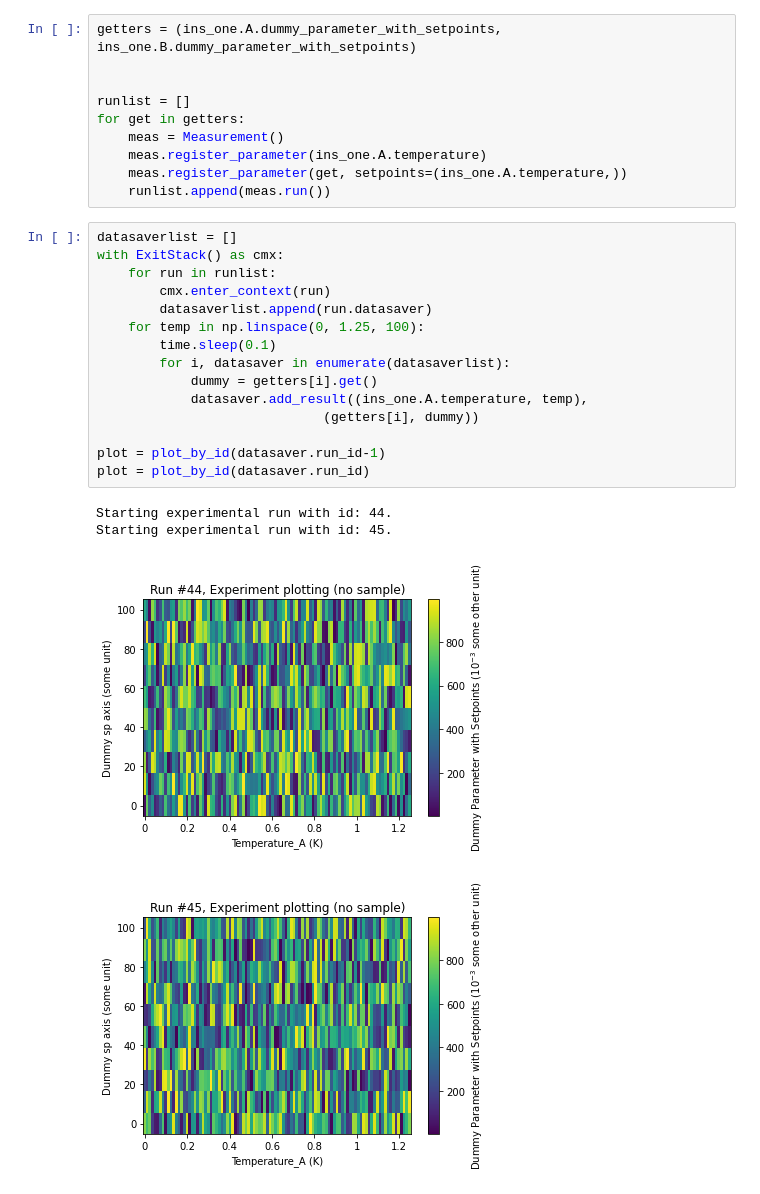
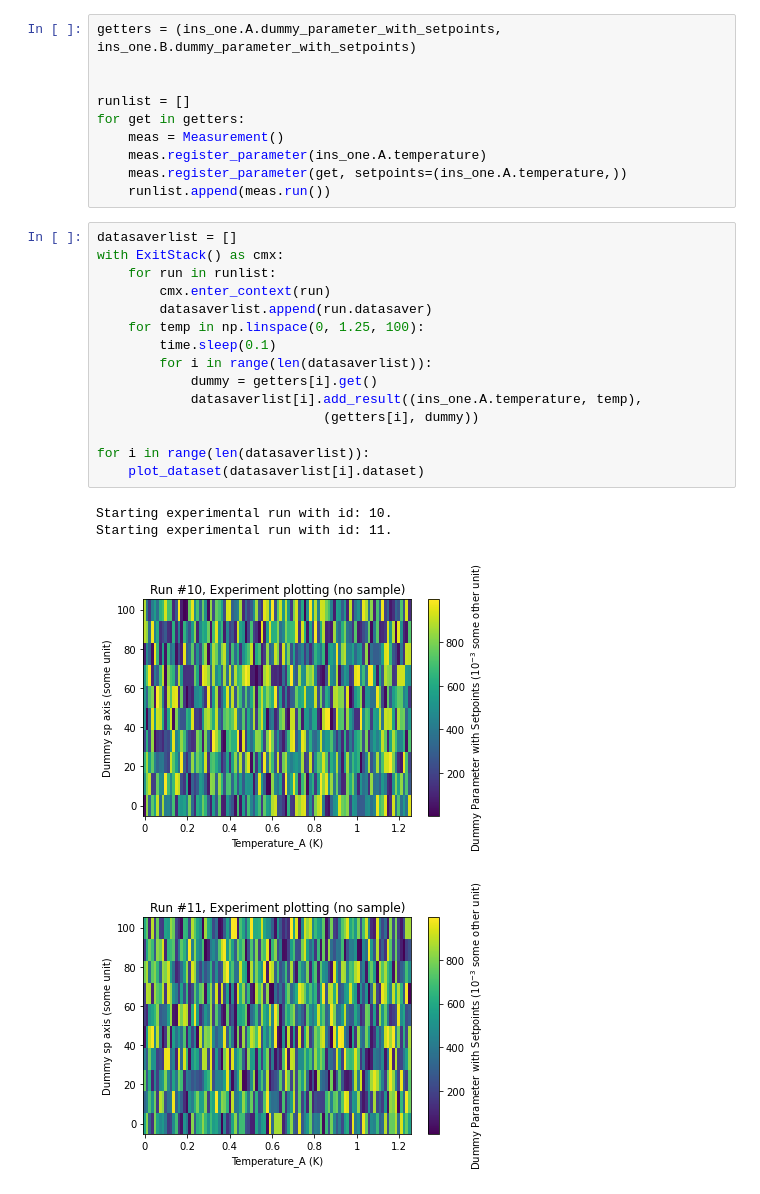
Before and after one commit to RasmusBC59/notebooks_tmp, a Jupyter notebook: ExitStack.ipynb, the cells around one changed output. Drawn from its saved outputs; the diff is of its cells as text.

```diff
--- a/ExitStack.ipynb
+++ b/ExitStack.ipynb
@@ -43,20 +43,20 @@ for get in getters:
 # %%
 datasaverlist = []
 with ExitStack() as cmx:
     for run in runlist:
         cmx.enter_context(run)
         datasaverlist.append(run.datasaver)
     for temp in np.linspace(0, 1.25, 100):
         time.sleep(0.1)
-        for i, datasaver in enumerate(datasaverlist):
+        for i in range(len(datasaverlist)):
             dummy = getters[i].get()
-            datasaver.add_result((ins_one.A.temperature, temp),
+            datasaverlist[i].add_result((ins_one.A.temperature, temp),
                              (getters[i], dummy))
 
-plot = plot_by_id(datasaver.run_id-1)
-plot = plot_by_id(datasaver.run_id)
+for i in range(len(datasaverlist)):
+    plot_dataset(datasaverlist[i].dataset)
 # %% [output]
-Starting experimental run with id: 44.
-Starting experimental run with id: 45.
+Starting experimental run with id: 10.
+Starting experimental run with id: 11.
-[figure, old version]
+[figure, new version]
-[figure, old version]
+[figure, new version]
```
Also changed, not shown: parts of 1 cell of this notebook, 1 other file.
